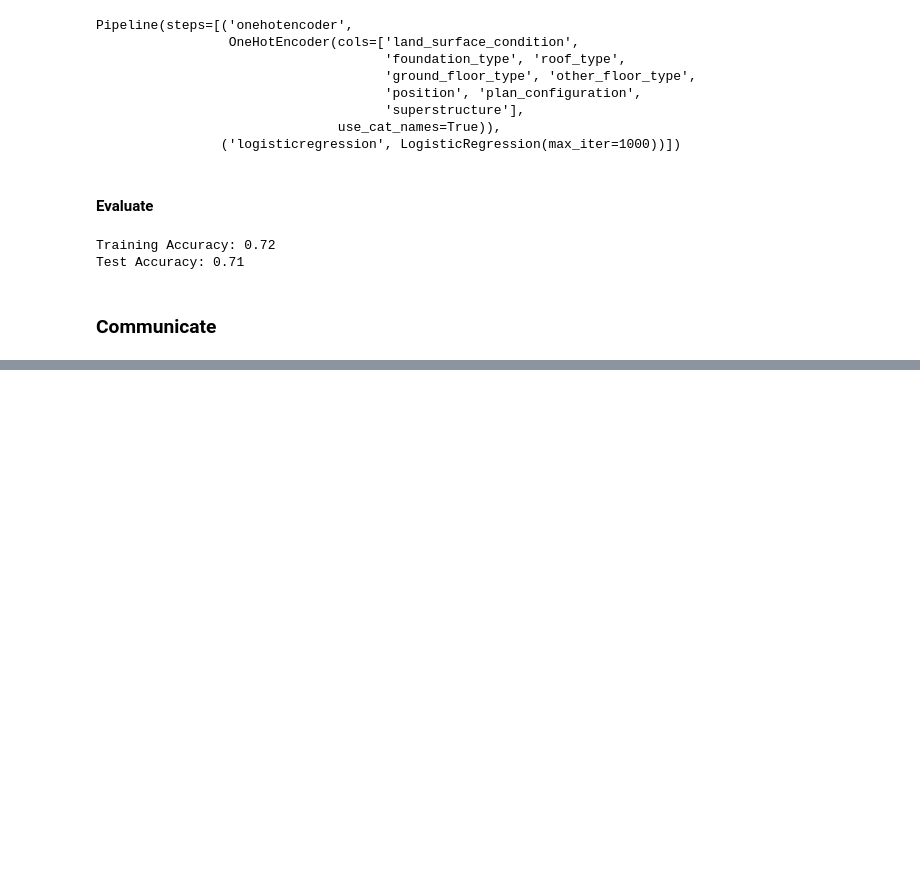
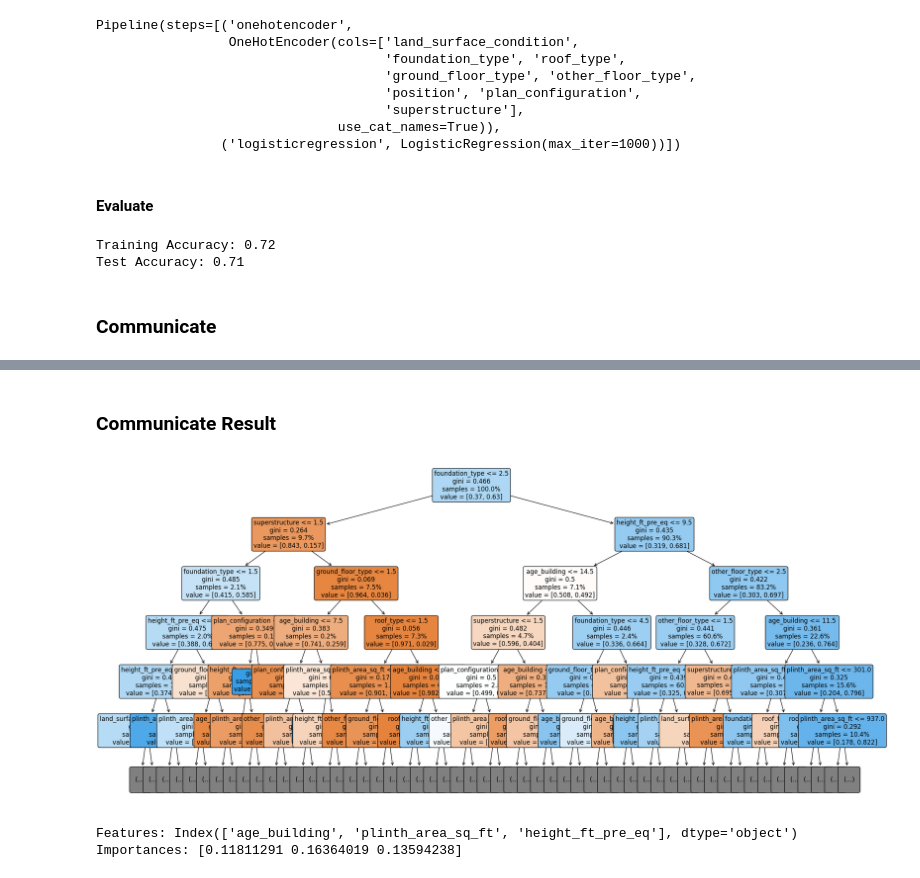
Before and after one commit to mayankprhr/NepalEarthquake, a Jupyter notebook: nepal.ipynb, the cells around one changed output, grey strips where cells are left out. Drawn from its saved outputs; the diff is of its cells as text; code cells hidden in the pictures; blank space fills up the shorter version.

```diff
--- a/nepal.ipynb
+++ b/nepal.ipynb
@@ -339,0 +485,29 @@ plt.xlabel('Odds Ratio');
+# %% [markdown]
+### Communicate Result
+# %%
+#Create large fig
+
+fig, ax= plt.subplots(figsize=(25,12))
+
+# PLot tree
+plot_tree(
+    decision_tree=model_dt.named_steps['decisiontreeclassifier'],
+    feature_names=X_train.columns,
+    filled=True,
+    rounded=True,
+    proportion=True,
+    max_depth=5,
+    fontsize=12,
+    ax=ax
+);
+# %% [output]
+[figure, added]
+# %%
+features = X_train.columns
+importances = model_dt.named_steps['decisiontreeclassifier'].feature_importances_
+
+print("Features:", features[:3])
+print("Importances:", importances[:3])
+# %% [output]
+Features: Index(['age_building', 'plinth_area_sq_ft', 'height_ft_pre_eq'], dtype='object')
+Importances: [0.11811291 0.16364019 0.13594238]
```
Also changed, not shown: parts of 38 cells of this notebook.
